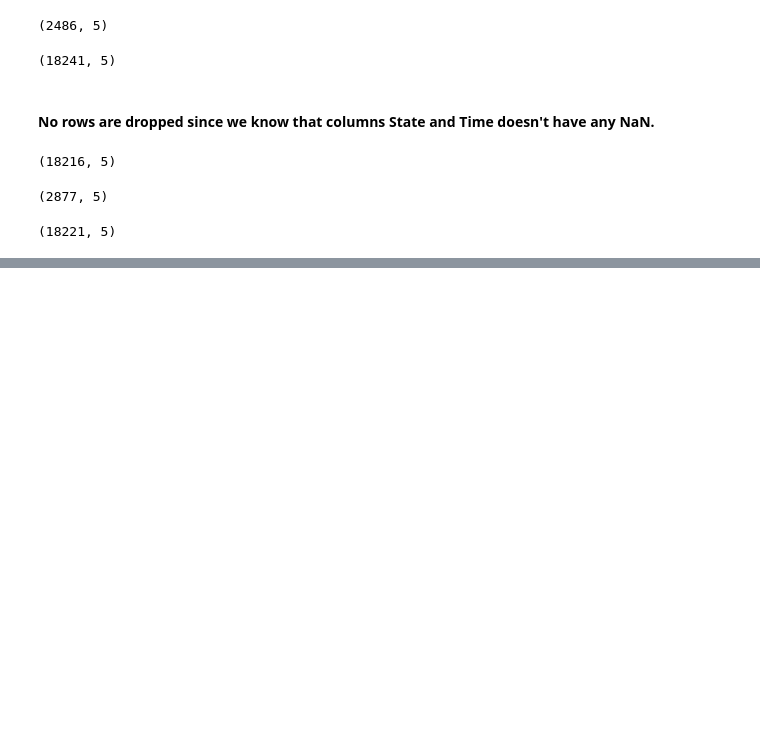
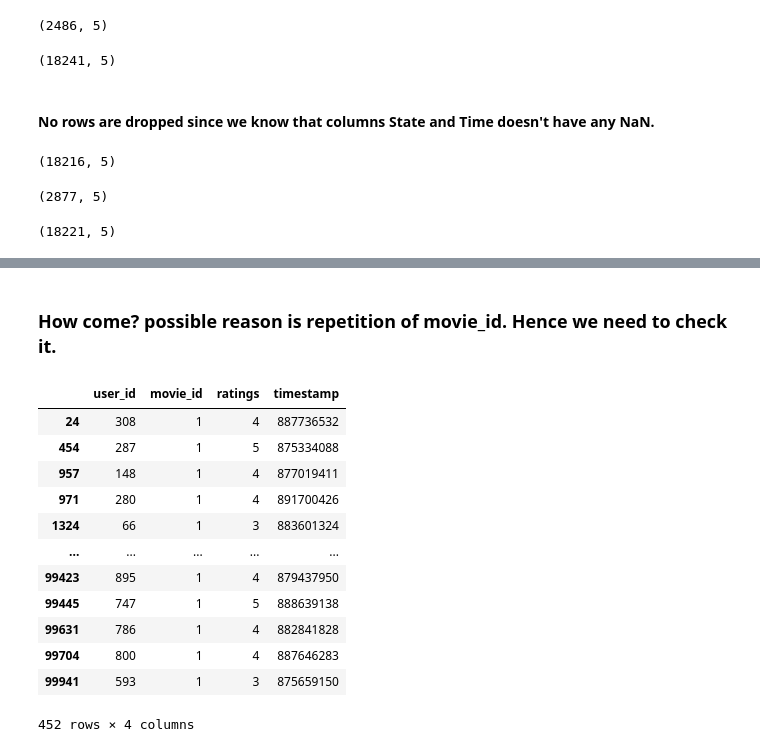
Before and after one commit to Sreekanthrshekar/personal_projects, a Jupyter notebook: data_cleaning_and_preprocessing/Data_preprocessing_methods.ipynb, the cells around one changed output, grey strips where cells are left out. Cells and saved outputs as stored; diff of their text form; code cells hidden in the pictures; blank space fills up the shorter version.

```diff
--- a/data_cleaning_and_preprocessing/Data_preprocessing_methods.ipynb
+++ b/data_cleaning_and_preprocessing/Data_preprocessing_methods.ipynb
@@ -221,0 +272,20 @@ sightings_df.dropna(subset=['City','Colors Reported'], how='all').shape
+# %% [markdown]
+
+### How come? possible reason is repetition of movie_id. Hence we need to check it.
+# %%
+movie_df2.loc[movie_df2.movie_id ==1,:]
+# used .loc method to loacte within movie_df2, rows which satisfy the condition : value of movie_id =1, while including all columns
+# %% [output]
+|  | user_id | movie_id | ratings | timestamp |
+| 24 | 308 | 1 | 4 | 887736532 |
+| 454 | 287 | 1 | 5 | 875334088 |
+| 957 | 148 | 1 | 4 | 877019411 |
+| 971 | 280 | 1 | 4 | 891700426 |
+| 1324 | 66 | 1 | 3 | 883601324 |
+| ... | ... | ... | ... | ... |
+| 99423 | 895 | 1 | 4 | 879437950 |
+| 99445 | 747 | 1 | 5 | 888639138 |
+| 99631 | 786 | 1 | 4 | 882841828 |
+| 99704 | 800 | 1 | 4 | 887646283 |
+| 99941 | 593 | 1 | 3 | 875659150 |
+452 rows × 4 columns
```
Also changed, not shown: parts of 12 cells of this notebook.
